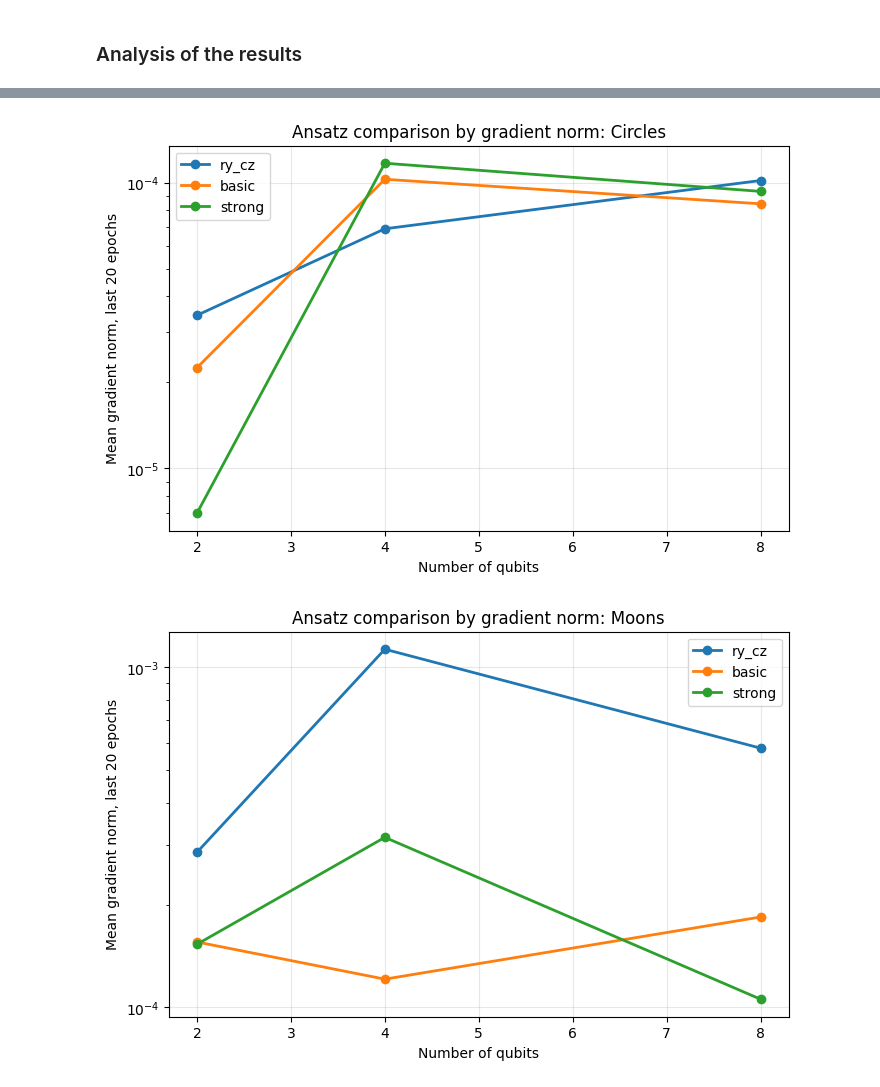
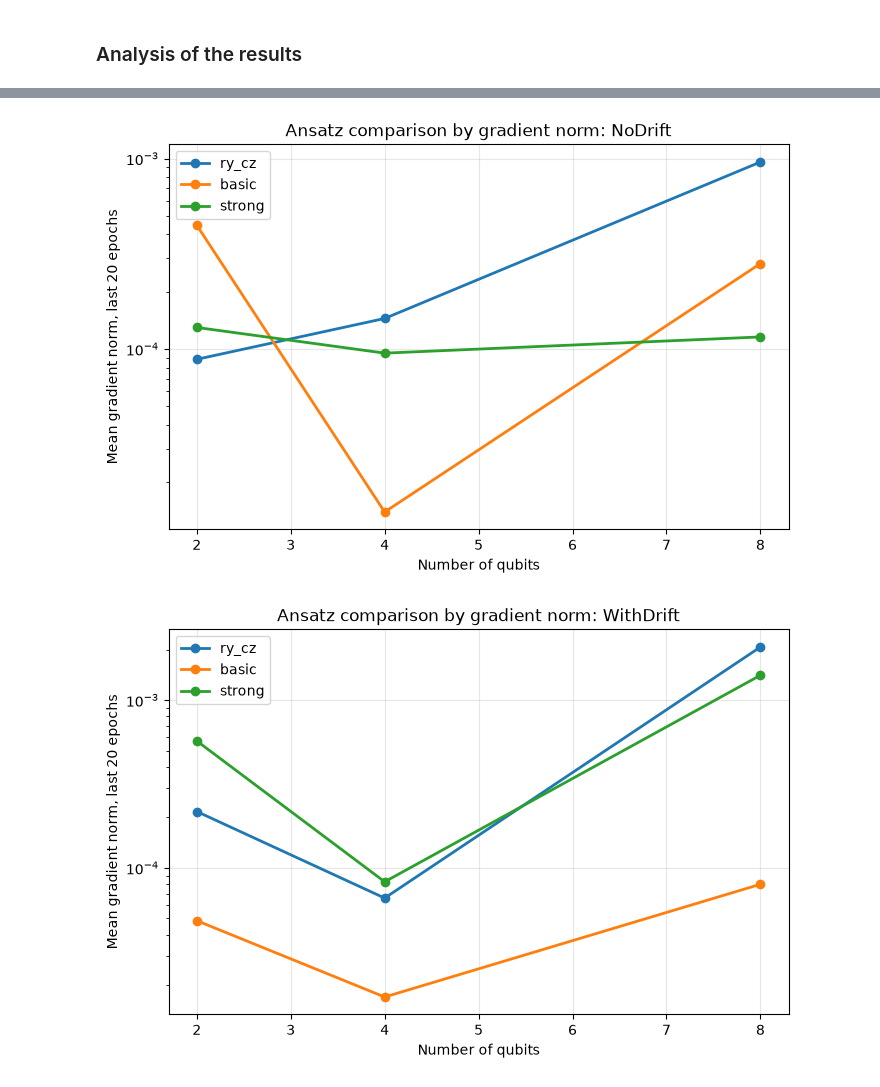
Before and after one commit to Eg0Mak/barren-plateau-volatility, a Jupyter notebook: notebooks/barren_plateau_volatility.ipynb, the cells around one changed output, grey strips where cells are left out. Drawn from its saved outputs; the diff is of its cells as text; code cells hidden in the pictures.

```diff
--- a/notebooks/barren_plateau_volatility.ipynb
+++ b/notebooks/barren_plateau_volatility.ipynb
@@ -580,16 +583,16 @@ for q in qubits:
 qubits = [2, 4, 8]
 
 for q in qubits:
-    vqc_hybrid_moons = VQC_hybrid(n_qubits=q)
+    vqc_hybrid_with_drift = VQC_hybrid(n_qubits=q, encoding="angle")
 
-    losses = vqc_hybrid_moons.fit(X_moons_train, y_moons_train)
+    losses = vqc_hybrid_with_drift.fit(X_WithDrift_train, y_WithDrift_train)
 
-    grads, grad_norm, grad_var = compute_gradients(vqc_hybrid_moons, X_moons_train, y_moons_train)
+    grads, grad_norm, grad_var = compute_gradients(vqc_hybrid_with_drift, X_WithDrift_train, y_WithDrift_train)
     grad_mean = grads.mean()
 
     results.append({
         "Model": "VQC_hybrid",
-        "Dataset": "Moons",
+        "Dataset": "WithDrift",
         "n_qubits": q,
         "Hidden_Layers": None,
         "Loss_final": losses[-1],
@@ -597,5 +600,3 @@ for q in qubits:
         "Gradient_Variance": grad_var,
         "Gradient_Mean": grad_mean
     })
-
-    training_plot(losses, f'VQC_hybrid: moons, {q} qubits Training Progress')
@@ -964,15 +878,15 @@ diagnostic_results = []
 diagnostic_histories = {}
 
 for dataset_name, X_train, X_test, y_train, y_test in [
-    ("Circles", X_circles_train, X_circles_test, y_circles_train, y_circles_test),
-    ("Moons", X_moons_train, X_moons_test, y_moons_train, y_moons_test)
+    ("NoDrift", X_NoDrift_train, X_NoDrift_test, y_NoDrift_train, y_NoDrift_test),
+    ("WithDrift", X_WithDrift_train, X_WithDrift_test, y_WithDrift_train, y_WithDrift_test)
 ]:
     for q in [2, 4, 8]:
         print(f"\nDataset: {dataset_name} | Model: VQC | Qubits: {q}")
 
         X_train_q, X_test_q = prepare_quantum_features(X_train, X_test, q)
 
-        model = VQC(n_qubits=q)
+        model = VQC(n_qubits=q, encoding="angle")
 
         history = fit_with_gradient_logging(
             model,
@@ -1124,19 +1017,28 @@ $$
 # %%
 class VQCAnsatz(nn.Module):
-    def __init__(self, n_qubits=2, n_layers=2, ansatz_type="basic", dev_name="default.qubit", init_scale=0.01):
+    def __init__(self, n_qubits=2, n_layers=2, ansatz_type="basic", encoding="angle", dev_name="default.qubit", init_scale=0.01):
         super(VQCAnsatz, self).__init__()
 
         self.n_qubits = n_qubits
         self.n_layers = n_layers
         self.ansatz_type = ansatz_type
+        self.encoding = encoding
         self.dev = qml.device(dev_name, wires=n_qubits)
+
+        def embed(inputs):
+            if encoding == "angle":
+                qml.AngleEmbedding(inputs, wires=range(n_qubits))
+            elif encoding == "iqp":
+                qml.IQPEmbedding(inputs, wires=range(n_qubits), n_repeats=2)
+            else:
+                raise ValueError("encoding must be 'angle' or 'iqp'")
 
         if ansatz_type == "strong":
             weight_shapes = {"weights": (n_layers, n_qubits, 3)}
 
             @qml.qnode(self.dev, interface="torch")
             def quantum_circuit(inputs, weights):
-                qml.AngleEmbedding(inputs, wires=range(n_qubits))
+                embed(inputs)
                 qml.StronglyEntanglingLayers(weights, wires=range(n_qubits))
                 return qml.expval(qml.PauliZ(0))
 
@@ -1145,7 +1047,7 @@ class VQCAnsatz(nn.Module):
 
             @qml.qnode(self.dev, interface="torch")
             def quantum_circuit(inputs, weights):
-                qml.AngleEmbedding(inputs, wires=range(n_qubits))
+                embed(inputs)
                 qml.BasicEntanglerLayers(weights, wires=range(n_qubits))
                 return qml.expval(qml.PauliZ(0))
 
@@ -1154,7 +1056,7 @@ class VQCAnsatz(nn.Module):
 
             @qml.qnode(self.dev, interface="torch")
             def quantum_circuit(inputs, weights):
-                qml.AngleEmbedding(inputs, wires=range(n_qubits))
+                embed(inputs)
 
                 for layer in range(n_layers):
                     for wire in range(n_qubits):
@@ -1216,8 +1104,8 @@ ansatz_results = []
 ansatz_histories = {}
 
 for dataset_name, X_train, X_test, y_train, y_test in [
-    ("Circles", X_circles_train, X_circles_test, y_circles_train, y_circles_test),
-    ("Moons", X_moons_train, X_moons_test, y_moons_train, y_moons_test)
+    ("NoDrift", X_NoDrift_train, X_NoDrift_test, y_NoDrift_train, y_NoDrift_test),
+    ("WithDrift", X_WithDrift_train, X_WithDrift_test, y_WithDrift_train, y_WithDrift_test)
 ]:
     for q in [2, 4, 8]:
         X_train_q, X_test_q = prepare_quantum_features(X_train, X_test, q)
@@ -1229,6 +1117,7 @@ for dataset_name, X_train, X_test, y_train, y_test in [
                 n_qubits=q,
                 n_layers=2,
                 ansatz_type=ansatz_type,
+                encoding="angle",
                 init_scale=0.01
             )
 
@@ -1321,31 +1205,32 @@ $$
 # %%
 def plot_ansatz_gradient_comparison(df, dataset_name):
     part = df[df["Dataset"] == dataset_name]
 
     plt.figure(figsize=(8, 5))
 
     for ansatz_type in part["Ansatz"].unique():
         current = part[part["Ansatz"] == ansatz_type].sort_values("n_qubits")
 
         plt.plot(
             current["n_qubits"],
             current["Mean_Last20_Grad_Norm"],
             marker="o",
             linewidth=2,
             label=ansatz_type
         )
 
     plt.yscale("log")
     plt.xlabel("Number of qubits")
     plt.ylabel("Mean gradient norm, last 20 epochs")
     plt.title(f"Ansatz comparison by gradient norm: {dataset_name}")
     plt.grid(alpha=0.3)
     plt.legend()
+    plt.savefig(f"../graphics/ansatz_comparison_{dataset_name}.png", dpi=120)
     plt.show()
 
 
-plot_ansatz_gradient_comparison(ansatz_df, "Circles")
-plot_ansatz_gradient_comparison(ansatz_df, "Moons")
+plot_ansatz_gradient_comparison(ansatz_df, "NoDrift")
+plot_ansatz_gradient_comparison(ansatz_df, "WithDrift")
 # %% [output]
-[figure, old version]
+[figure, new version]
-[figure, old version]
+[figure, new version]
```
Also changed, not shown: parts of 80 cells of this notebook, 30 other files.
